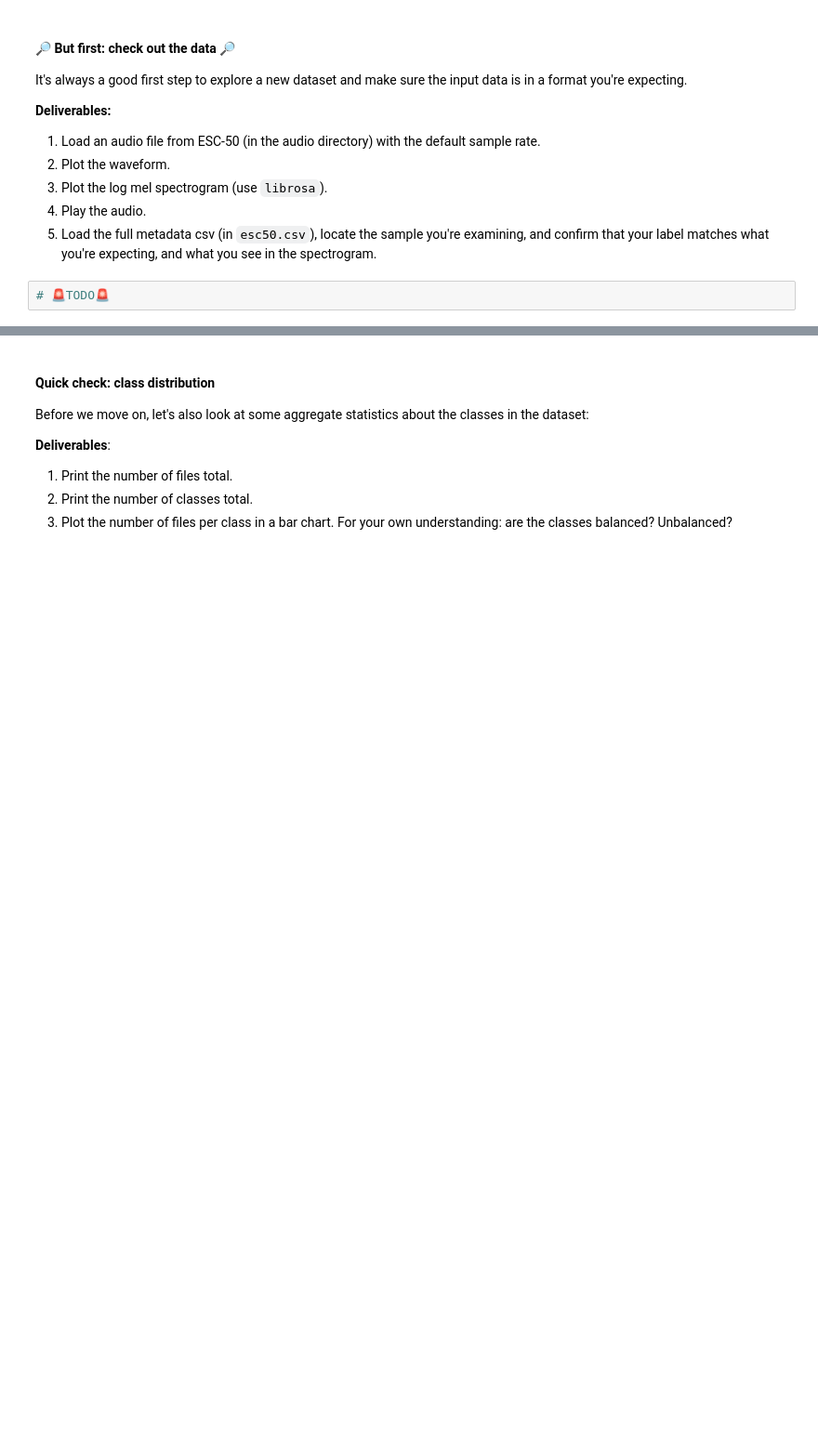
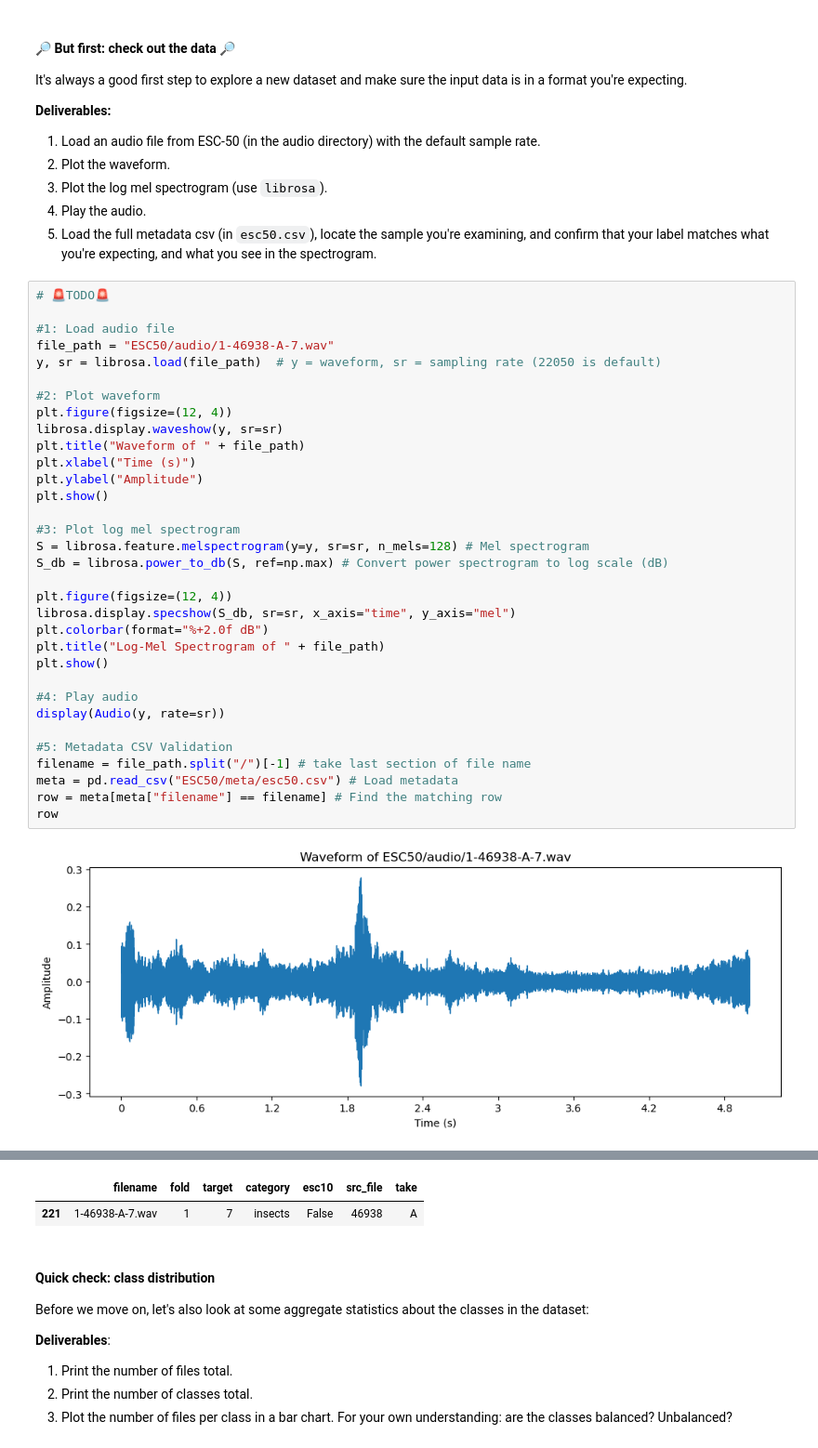
Before and after one commit to RobertTylman/nyu-csgy6933-ML26, a Jupyter notebook: assignment 3/assignment3_student.ipynb, the cells around one changed output, grey strips where cells are left out. Shown at 93% size. Cells and saved outputs as stored; diff of their text form; blank space fills up the shorter version.

```diff
--- a/assignment 3/assignment3_student.ipynb
+++ b/assignment 3/assignment3_student.ipynb
@@ -459,5 +460,38 @@ It's always a good first step to explore a new dataset and make sure the input d
 3. Plot the log mel spectrogram (use `librosa`).
 4. Play the audio.
 5. Load the full metadata csv (in `esc50.csv`), locate the sample you're examining, and confirm that your label matches what you're expecting, and what you see in the spectrogram.
-# %%
-# 🚨TODO🚨
+# %%
+# 🚨TODO🚨
+
+#1: Load audio file
+file_path = "ESC50/audio/1-46938-A-7.wav"
+y, sr = librosa.load(file_path)  # y = waveform, sr = sampling rate (22050 is default)
+
+#2: Plot waveform
+plt.figure(figsize=(12, 4))
+librosa.display.waveshow(y, sr=sr)
+plt.title("Waveform of " + file_path)
+plt.xlabel("Time (s)")
+plt.ylabel("Amplitude")
+plt.show()
+
+#3: Plot log mel spectrogram
+S = librosa.feature.melspectrogram(y=y, sr=sr, n_mels=128) # Mel spectrogram
+S_db = librosa.power_to_db(S, ref=np.max) # Convert power spectrogram to log scale (dB)
+
+plt.figure(figsize=(12, 4))
+librosa.display.specshow(S_db, sr=sr, x_axis="time", y_axis="mel")
+plt.colorbar(format="%+2.0f dB")
+plt.title("Log-Mel Spectrogram of " + file_path)
+plt.show()
+
+#4: Play audio
+display(Audio(y, rate=sr))
+
+#5: Metadata CSV Validation
+filename = file_path.split("/")[-1] # take last section of file name
+meta = pd.read_csv("ESC50/meta/esc50.csv") # Load metadata
+row = meta[meta["filename"] == filename] # Find the matching row
+row
+# %% [output]
+[figure, added]
@@ -464,3 +500,5 @@ It's always a good first step to explore a new dataset and make sure the input d
+|  | filename | fold | target | category | esc10 | src_file | take |
+| 221 | 1-46938-A-7.wav | 1 | 7 | insects | False | 46938 | A |
 # %% [markdown]
 #### Quick check: class distribution
 Before we move on, let's also look at some aggregate statistics about the classes in the dataset:
```
Also changed, not shown: parts of 6 cells of this notebook, 1 other file.
